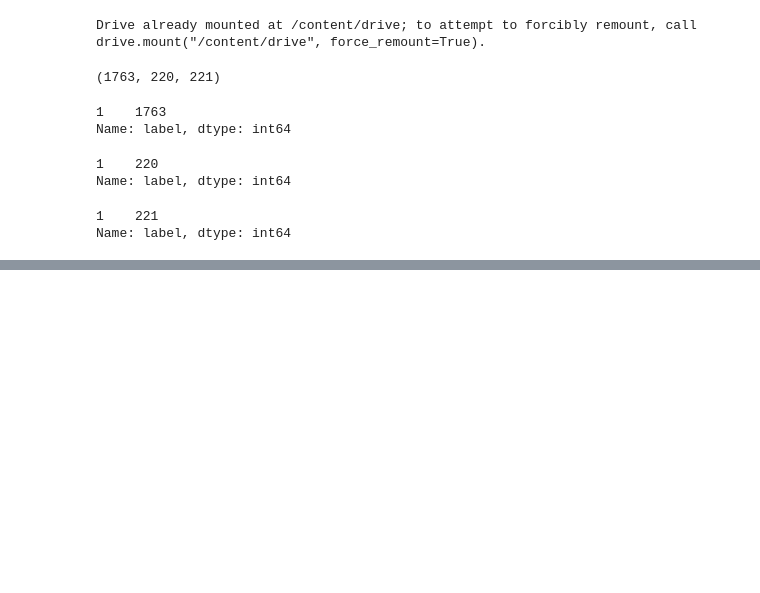
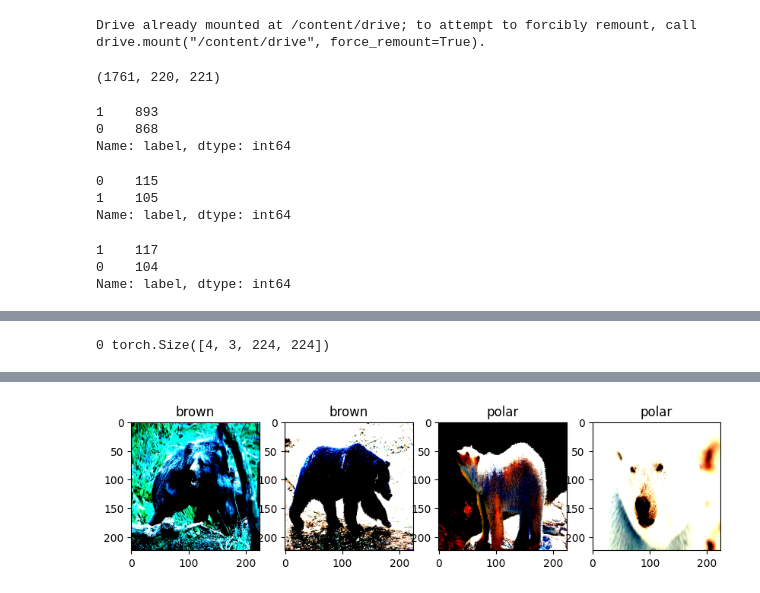
Before and after one commit to NozdryakovaMarina/labpy_5, a Jupyter notebook: lab_5.ipynb, the cells around one changed output, grey strips where cells are left out. Cells and saved outputs as stored; diff of their text form; code cells hidden in the pictures; blank space fills up the shorter version.

Commit message:
train loop

```diff
--- a/lab_5.ipynb
+++ b/lab_5.ipynb
@@ -30,7 +53,7 @@ class ImageDataset(Dataset):
   def get_data(self, path_to_annotation_file: str, train: bool=False, test: bool=False, valid: bool=False) -> pd.DataFrame:
     data = pd.read_csv(path_to_annotation_file, usecols=(0, 2), names = ('path_to_iamge', 'label'))
     data = data.sample(frac=1).reset_index(drop=True)
-    data['label'] = data['label'].apply(lambda l: 0 if l == 'polarbear' else 1)
+    data['label'] = data['label'].apply(lambda l: 0 if l == 'polar_bear' else 1)
     train_size = int(0.8 * data.shape[0])
     test_valid_size = int(0.1 * data.shape[0])
     if train == True:
@@ -59,25 +82,44 @@ transforms = torchvision.transforms.Compose([torchvision.transforms.ToTensor(),
                                                     torchvision.transforms.Normalize((0.485, 0.456, 0.406), (0.229, 0.224, 0.225)),
                                                     torchvision.transforms.RandomHorizontalFlip(p=0.5)])
 # %%
-train_data = ImageDataset(path_to_annotation_file='/content/drive/MyDrive/lab_py5/annotation.csv', transform=transforms, train = True)
-test_data = ImageDataset(path_to_annotation_file='/content/drive/MyDrive/lab_py5/annotation.csv', transform=transforms, test = True)
-valid_data = ImageDataset(path_to_annotation_file='/content/drive/MyDrive/lab_py5/annotation.csv', transform=transforms, valid = True)
+train_data = ImageDataset(path_to_annotation_file='/content/drive/MyDrive/lab_py5/annotation1.csv', transform=transforms, train = True)
+test_data = ImageDataset(path_to_annotation_file='/content/drive/MyDrive/lab_py5/annotation1.csv', transform=transforms, test = True)
+valid_data = ImageDataset(path_to_annotation_file='/content/drive/MyDrive/lab_py5/annotation1.csv', transform=transforms, valid = True)
 # %%
 len(train_data), len(test_data), len(valid_data)
 # %% [output]
-(1763, 220, 221)
+(1761, 220, 221)
 # %%
 train_data.data['label'].value_counts()
 # %% [output]
-1    1763
+1    893
+0    868
 Name: label, dtype: int64
 # %%
 test_data.data['label'].value_counts()
 # %% [output]
-1    220
+0    115
+1    105
 Name: label, dtype: int64
 # %%
 valid_data.data['label'].value_counts()
 # %% [output]
-1    221
+1    117
+0    104
 Name: label, dtype: int64
+# %%
+train_loader = DataLoader(dataset=train_data, batch_size=4, shuffle = True)
+# %%
+plt.figure(figsize=(10, 5))
+
+for i_batch, sample_batched in enumerate(train_loader):
+    if i_batch == 1:
+      break
+
+    print(i_batch, sample_batched[0].shape)
+
+    for j in range(4):
+      plt.subplot(1, 4, j + 1)
+      plt.title("polar" if sample_batched[1][j] == 0 else "brown")
+      plt.imshow(sample_batched[0][j].permute(1, 2, 0).numpy()[:, :, ::-1])
+# %% [output]
@@ -83,0 +128 @@ Name: label, dtype: int64
+0 torch.Size([4, 3, 224, 224])
@@ -83,0 +131 @@ Name: label, dtype: int64
+[figure, added]
```
Also changed, not shown: parts of 6 cells of this notebook.
